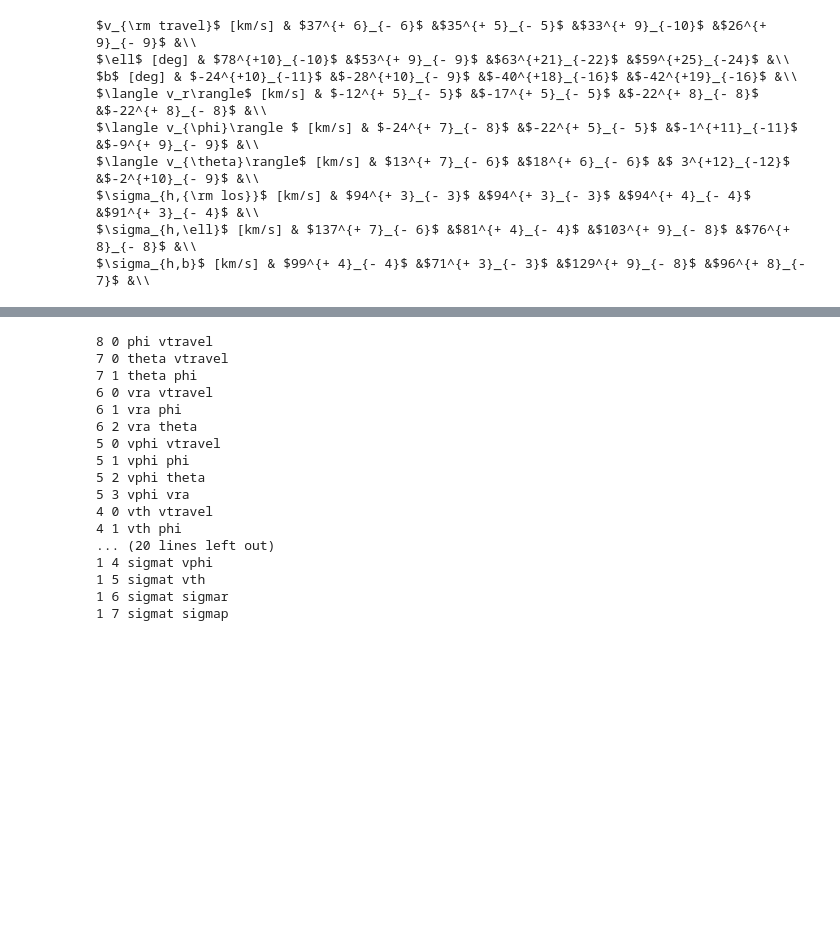
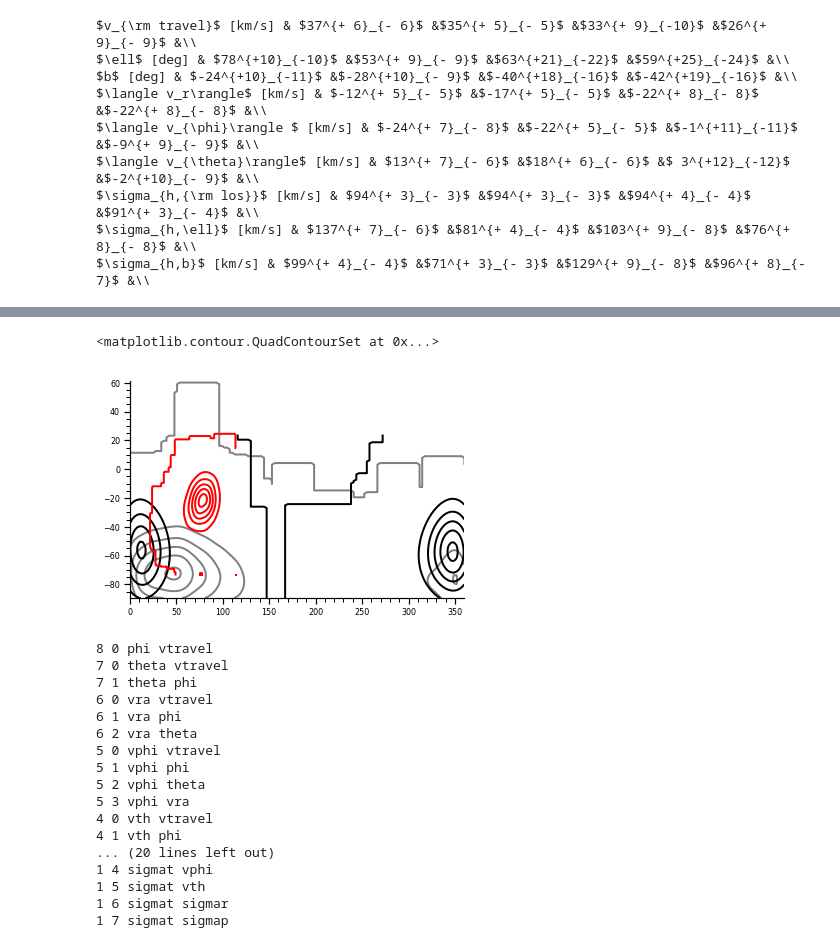
Before and after one commit to michael-petersen/ReflexMotion, a Jupyter notebook: Posterior-Plots.ipynb, the cells around one changed output, grey strips where cells are left out. Saved outputs shown, nothing was run; the diff lists cells and outputs as text; code cells hidden in the pictures; blank space fills up the shorter version.

```diff
--- a/Posterior-Plots.ipynb
+++ b/Posterior-Plots.ipynb
@@ -129,6 +129,10 @@ BHB2 = read_posterior('/Users/mpetersen/Dropbox/mike/data/BHBs_d040150_sgr20_L30
 KGiants2 = read_posterior('/Users/mpetersen/Dropbox/mike/data/KGiants_d040150_sgr20_L3000_corr.posteriors2')
 ALL2 = read_posterior('/Users/mpetersen/Dropbox/mike/data/all_d040150_sgr20_L3000_cov.posteriors2')
 
+LKGiants = read_posterior('/Users/mpetersen/Dropbox/mike/data/LAMOST_d040150_sgr20_l3000_corr.posteriors')
+LKGiants2 = read_posterior('/Users/mpetersen/Dropbox/mike/data/LAMOST_d050150_sgr20_l3000_corr.posteriors')
+
+
 
 
 
@@ -839,3 +856,16 @@ plt.contour(xx,yy,dens,5,colors='black')
+# %%
+#plt.scatter(LKGiants['phi'],LKGiants['theta'],color='black',s=1.)
+xx,yy,dens,dadb = make_banana(LKGiants['phi'],LKGiants['theta'])
+plt.contour(xx,yy,dens,5,colors='grey')
+
+xx,yy,dens,dadb = make_banana(LKGiants2['phi'],LKGiants2['theta'])
+plt.contour(xx,yy,dens,5,colors='black')
+
+xx,yy,dens,dadb = make_banana(KGiants['phi'],KGiants['theta'])
+plt.contour(xx,yy,dens,5,colors='red')
+# %% [output]
+<matplotlib.contour.QuadContourSet at 0x...>
+[figure, added]
 # %%
 def plot_aitoff_banana(ax,catx,caty,color,border=False,bounds=[-1,-1,-1,-1],gridsize=100,binset=[92.,98.,99.5]):
 
```
Also changed, not shown: parts of 3 cells of this notebook, 8 other files.
